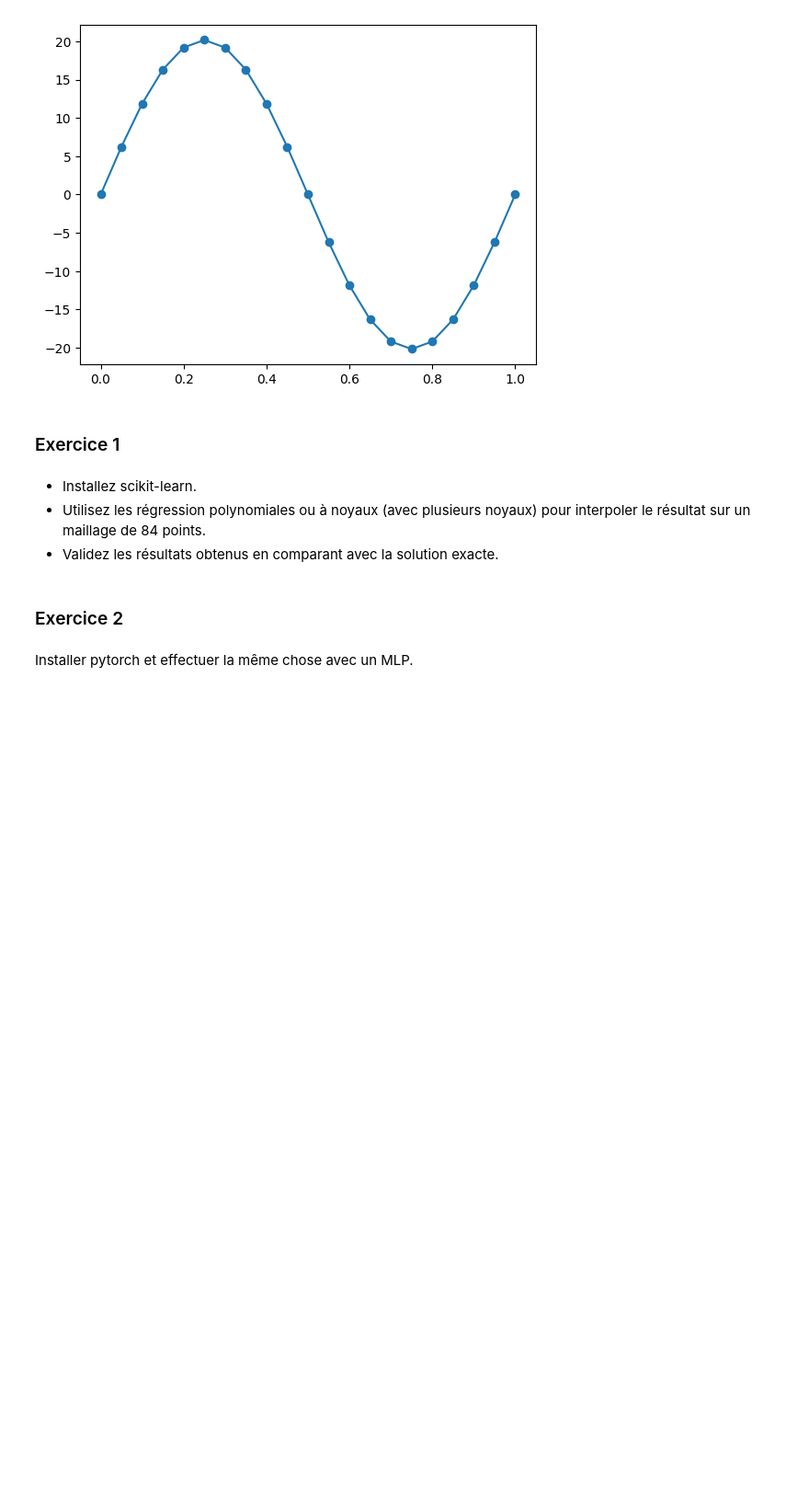
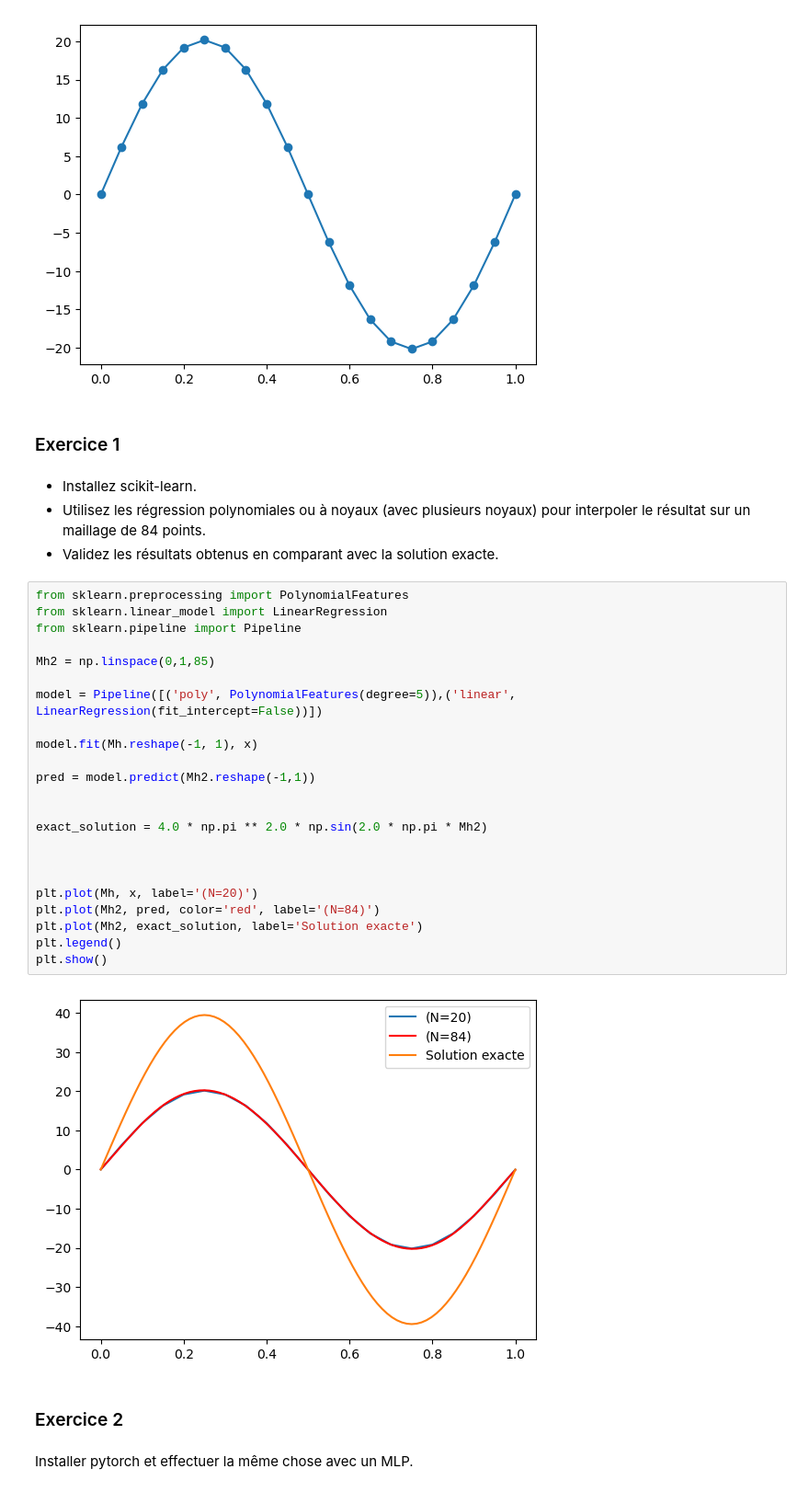
Before and after one commit to InfmathAxel/M2-csmi, a Jupyter notebook: SCIml/TP1.ipynb, the cells around one changed output. Shown: that part at 92% size. Saved outputs shown, nothing was run; the diff lists cells and outputs as text; blank space fills up the shorter version.

```diff
--- a/SCIml/TP1.ipynb
+++ b/SCIml/TP1.ipynb
@@ -54,6 +54,31 @@ plt.scatter(Mh,x)
 - Utilisez les régression polynomiales ou à noyaux (avec plusieurs noyaux) pour interpoler le résultat
 sur un maillage de 84 points.
 - Validez les résultats obtenus en comparant avec la solution exacte.
+# %%
+from sklearn.preprocessing import PolynomialFeatures
+from sklearn.linear_model import LinearRegression
+from sklearn.pipeline import Pipeline
+
+Mh2 = np.linspace(0,1,85)
+
+model = Pipeline([('poly', PolynomialFeatures(degree=5)),('linear', LinearRegression(fit_intercept=False))])
+
+model.fit(Mh.reshape(-1, 1), x)
+
+pred = model.predict(Mh2.reshape(-1,1))
+
+
+exact_solution = 4.0 * np.pi ** 2.0 * np.sin(2.0 * np.pi * Mh2)
+
+
+
+plt.plot(Mh, x, label='(N=20)')
+plt.plot(Mh2, pred, color='red', label='(N=84)')
+plt.plot(Mh2, exact_solution, label='Solution exacte')
+plt.legend()
+plt.show()
+# %% [output]
+[figure, added]
 # %% [markdown]
 ### Exercice 2
 # %% [markdown]
```
Also changed, not shown: parts of 2 cells of this notebook.
